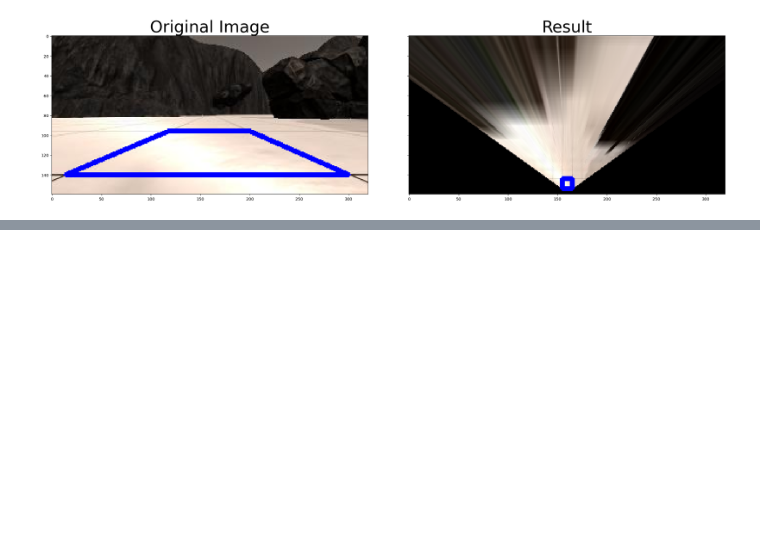
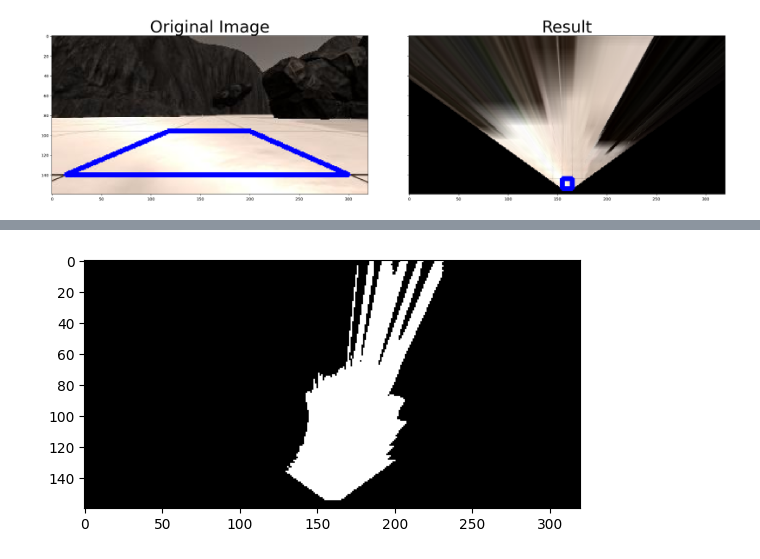
Before and after one commit to Hickman10/sample_rover, a Jupyter notebook: this.ipynb, the cells around one changed output, grey strips where cells are left out. Saved outputs shown, nothing was run; the diff lists cells and outputs as text; code cells hidden in the pictures; blank space fills up the shorter version.

Commit message:
converting the binary images to rover-centric one

```diff
--- a/this.ipynb
+++ b/this.ipynb
@@ -136,0 +140,20 @@ plt.show() # Uncomment if running on your local machine
+# %%
+import matplotlib.pyplot as plt
+import matplotlib.image as mpimg
+# Uncomment the next line for use in a Jupyter notebook
+#%matplotlib inline
+import numpy as np
+import cv2
+
+# Read in the same sample image as before
+image = mpimg.imread('robocam.jpg')
+
+# Assume I have already defined perspect_transform() and color_thresh()
+warped = perspect_transform(image, source, destination)
+colorsel = color_thres(warped, rgb_thresh=(140, 140, 140))
+
+# Plot the result
+plt.imshow(colorsel, cmap='gray')
+plt.show()
+# %% [output]
+[figure, added]
```
Also changed, not shown: parts of 6 cells of this notebook.
